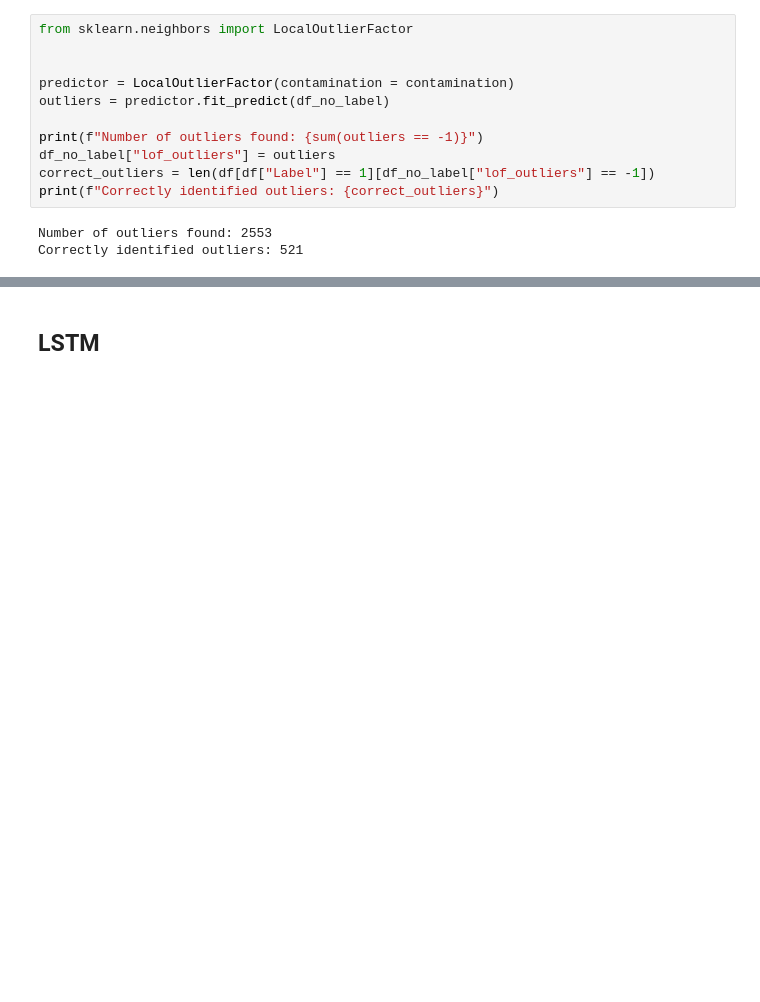
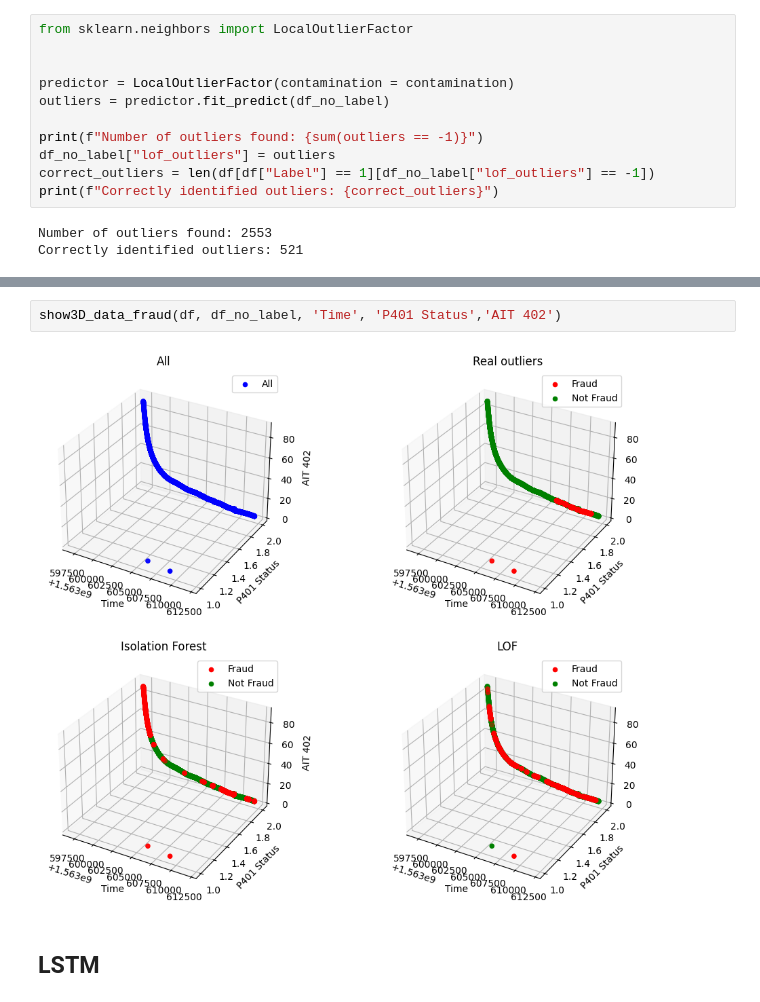
Before and after one commit to Josephine19-stack/secu_secu_secu, a Jupyter notebook: notebook.ipynb, the cells around one changed output, grey strips where cells are left out. Saved outputs shown, nothing was run; the diff lists cells and outputs as text; blank space fills up the shorter version.

```diff
--- a/notebook.ipynb
+++ b/notebook.ipynb
@@ -127,3 +171,7 @@ Correctly identified outliers: 521
+# %%
+show3D_data_fraud(df, df_no_label, 'Time', 'P401 Status','AIT 402')
+# %% [output]
+[figure, added]
 # %% [markdown]
 ## LSTM
 # %%
```
Also changed, not shown: parts of 3 cells of this notebook.
